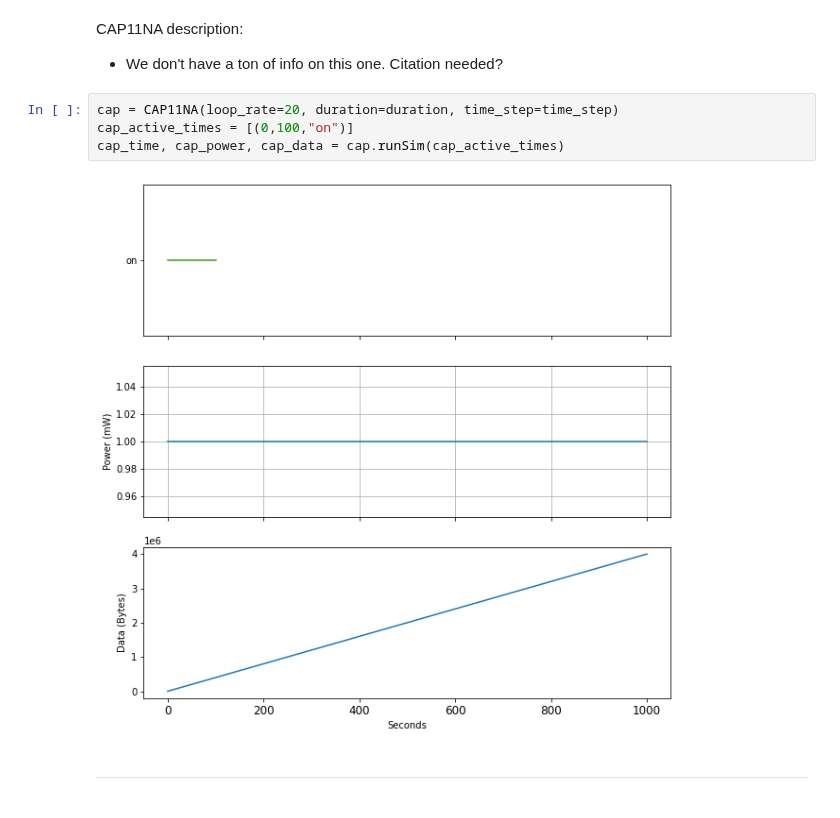
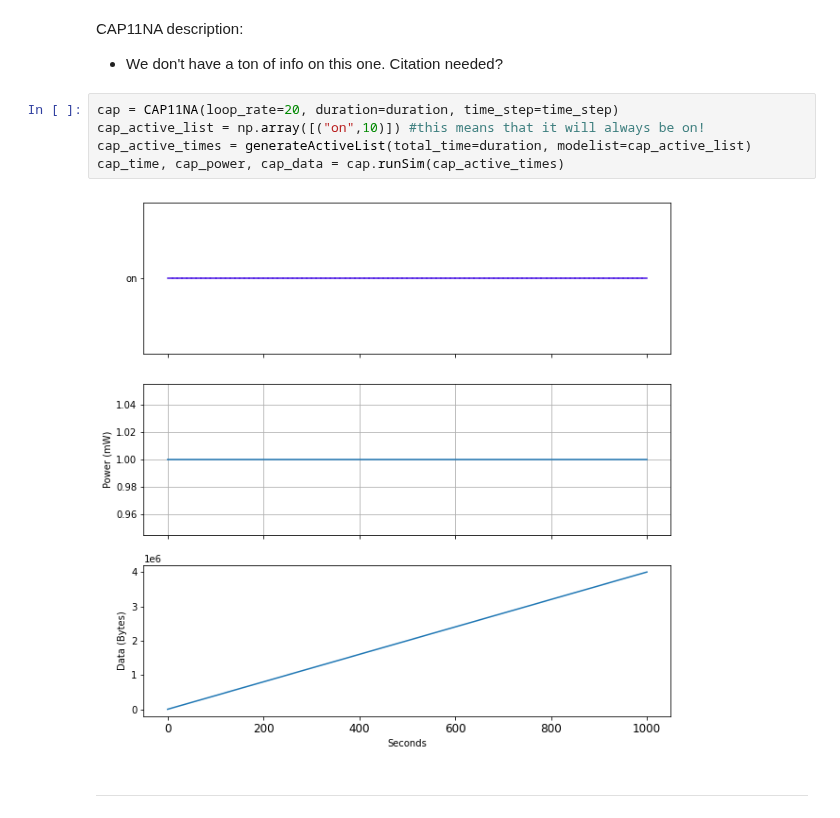
Before and after one commit to GLEE2023/ModeUserInterface, a Jupyter notebook: sensors/model.ipynb, the cells around one changed output. Drawn from its saved outputs; the diff is of its cells as text.

```diff
--- a/sensors/model.ipynb
+++ b/sensors/model.ipynb
@@ -154,10 +175,11 @@ CAP11NA description:
 - We don't have a ton of info on this one. Citation needed?
 # %%
 cap = CAP11NA(loop_rate=20, duration=duration, time_step=time_step)
-cap_active_times = [(0,100,"on")]
+cap_active_list = np.array([("on",10)]) #this means that it will always be on!
+cap_active_times = generateActiveList(total_time=duration, modelist=cap_active_list)
 cap_time, cap_power, cap_data = cap.runSim(cap_active_times)
 # %% [output]
-[figure, old version]
+[figure, new version]
 # %% [markdown]
 ***
 # %% [markdown]
```
Also changed, not shown: parts of 13 cells of this notebook.
